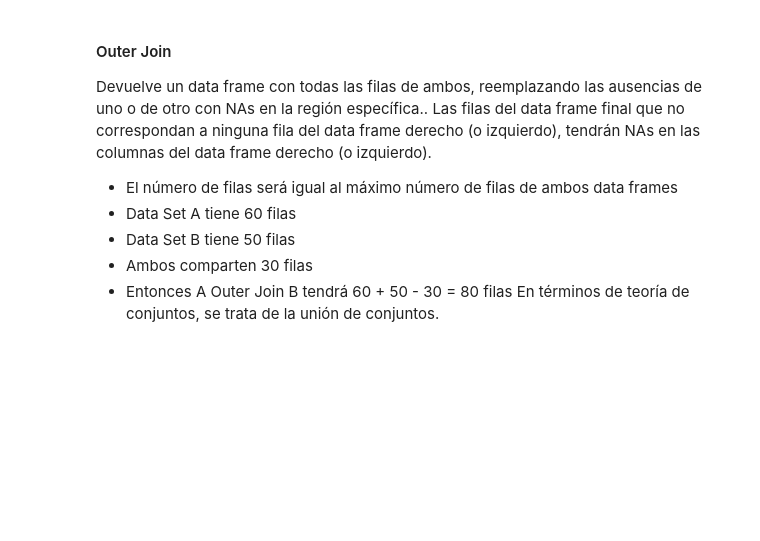
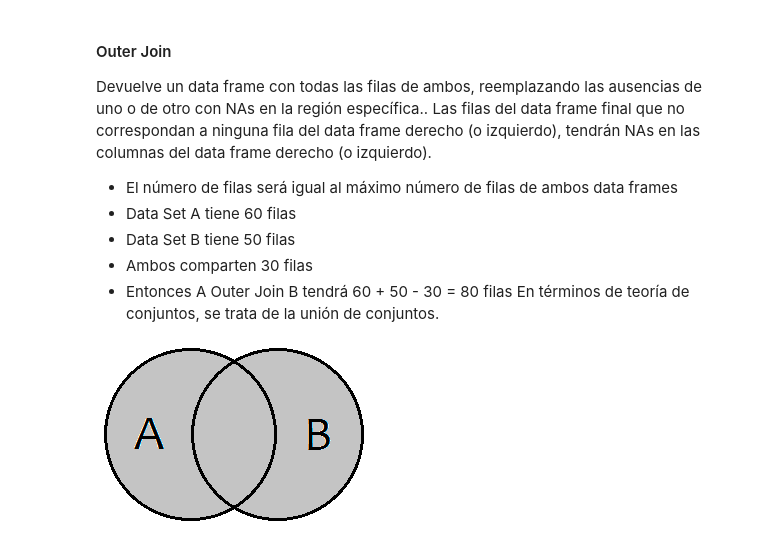
Before and after one commit to aolite/curso-machine-lerning, a Jupyter notebook: notebooks/T5.60- Ejercicio Juegos Olimpicos.ipynb, the cells around one changed output. Cells and saved outputs as stored; diff of their text form; code cells hidden in the pictures; blank space fills up the shorter version.

```diff
--- a/notebooks/T5.60- Ejercicio Juegos Olimpicos.ipynb
+++ b/notebooks/T5.60- Ejercicio Juegos Olimpicos.ipynb
@@ -212,3 +315,7 @@ Las filas del data frame final que no correspondan a ninguna fila del data frame
 - Ambos comparten 30 filas
 - Entonces A Outer Join B tendrá 60 + 50 - 30 = 80 filas
 En términos de teoría de conjuntos, se trata de la unión de conjuntos.
+# %%
+Image (filename='resources/outer-join.png')
+# %% [output]
+[figure, added]
```
Also changed, not shown: parts of 25 cells of this notebook, 1 other file.
